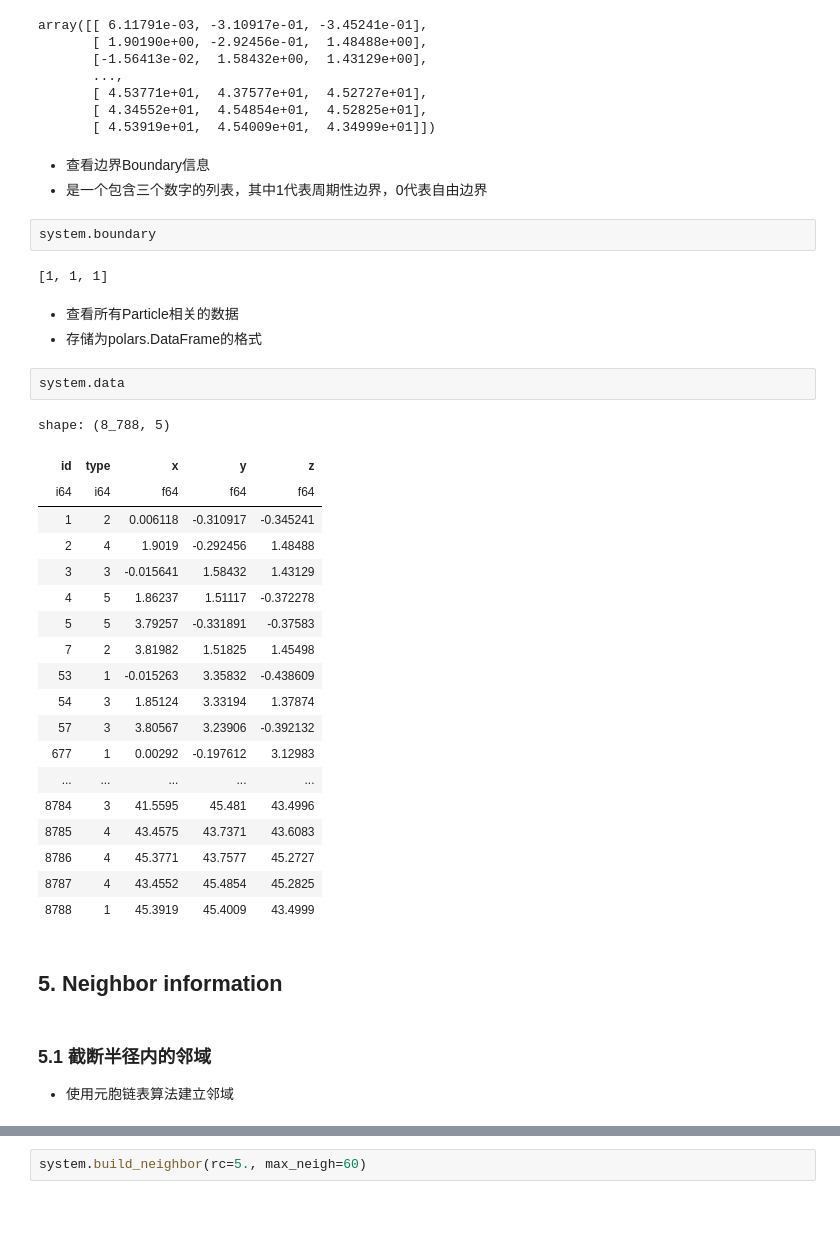
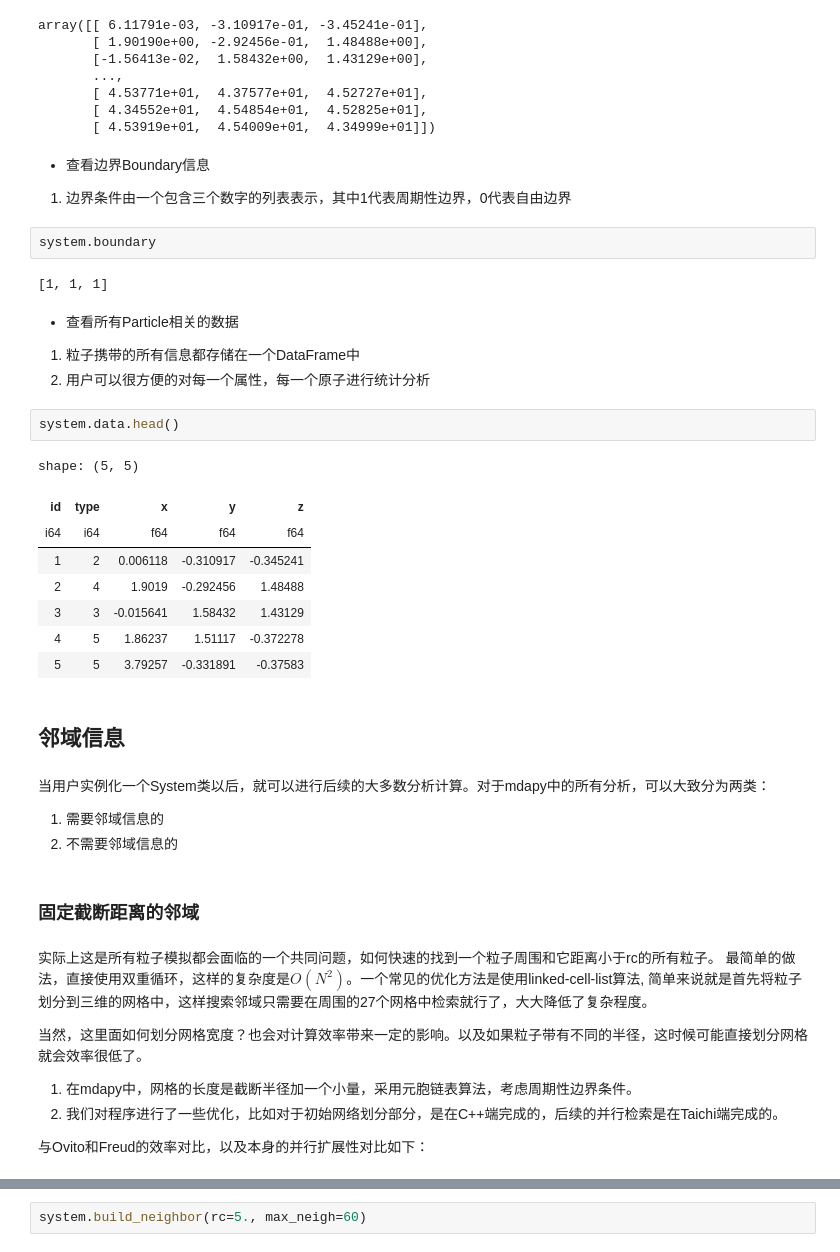
Before and after one commit to mushroomfire/mdapy-tutorial, a Jupyter notebook: tutorial_CN.ipynb, the cells around one changed output, grey strips where cells are left out. Saved outputs shown, nothing was run; the diff lists cells and outputs as text; blank space fills up the shorter version.

```diff
--- a/tutorial_CN.ipynb
+++ b/tutorial_CN.ipynb
@@ -100,38 +103,45 @@ array([[ 6.11791e-03, -3.10917e-01, -3.45241e-01],
        [ 4.53919e+01,  4.54009e+01,  4.34999e+01]])
 # %% [markdown]
 - 查看边界Boundary信息
-- 是一个包含三个数字的列表，其中1代表周期性边界，0代表自由边界
+
+1. 边界条件由一个包含三个数字的列表表示，其中1代表周期性边界，0代表自由边界
 # %%
 system.boundary
 # %% [output]
 [1, 1, 1]
 # %% [markdown]
 - 查看所有Particle相关的数据
-- 存储为polars.DataFrame的格式
+
+1. 粒子携带的所有信息都存储在一个DataFrame中
+2. 用户可以很方便的对每一个属性，每一个原子进行统计分析
 # %%
-system.data
+system.data.head()
 # %% [output]
-shape: (8_788, 5)
+shape: (5, 5)
 | id | type | x | y | z |
 | i64 | i64 | f64 | f64 | f64 |
 | 1 | 2 | 0.006118 | -0.310917 | -0.345241 |
 | 2 | 4 | 1.9019 | -0.292456 | 1.48488 |
 | 3 | 3 | -0.015641 | 1.58432 | 1.43129 |
 | 4 | 5 | 1.86237 | 1.51117 | -0.372278 |
 | 5 | 5 | 3.79257 | -0.331891 | -0.37583 |
-| 7 | 2 | 3.81982 | 1.51825 | 1.45498 |
-| 53 | 1 | -0.015263 | 3.35832 | -0.438609 |
-| 54 | 3 | 1.85124 | 3.33194 | 1.37874 |
-| 57 | 3 | 3.80567 | 3.23906 | -0.392132 |
-| 677 | 1 | 0.00292 | -0.197612 | 3.12983 |
-| ... | ... | ... | ... | ... |
-| 8784 | 3 | 41.5595 | 45.481 | 43.4996 |
-| 8785 | 4 | 43.4575 | 43.7371 | 43.6083 |
-| 8786 | 4 | 45.3771 | 43.7577 | 45.2727 |
-| 8787 | 4 | 43.4552 | 45.4854 | 45.2825 |
-| 8788 | 1 | 45.3919 | 45.4009 | 43.4999 |
 # %% [markdown]
-## <b> 5. Neighbor information </b>
+## 邻域信息
+# %% [markdown]
+当用户实例化一个System类以后，就可以进行后续的大多数分析计算。对于mdapy中的所有分析，可以大致分为两类：
+
+1. 需要邻域信息的
+2. 不需要邻域信息的
 # %% [markdown]
-### <b> 5.1 截断半径内的邻域 </b>
-- 使用元胞链表算法建立邻域
+### 固定截断距离的邻域
+# %% [markdown]
+实际上这是所有粒子模拟都会面临的一个共同问题，如何快速的找到一个粒子周围和它距离小于rc的所有粒子。
+最简单的做法，直接使用双重循环，这样的复杂度是$O(N^2)$。一个常见的优化方法是使用linked-cell-list算法,
+简单来说就是首先将粒子划分到三维的网格中，这样搜索邻域只需要在周围的27个网格中检索就行了，大大降低了复杂程度。
+
+当然，这里面如何划分网格宽度？也会对计算效率带来一定的影响。以及如果粒子带有不同的半径，这时候可能直接划分网格就会效率很低了。
+
+1. 在mdapy中，网格的长度是截断半径加一个小量，采用元胞链表算法，考虑周期性边界条件。
+2. 我们对程序进行了一些优化，比如对于初始网络划分部分，是在C++端完成的，后续的并行检索是在Taichi端完成的。
+
+与Ovito和Freud的效率对比，以及本身的并行扩展性对比如下：
```
Also changed, not shown: parts of 146 cells of this notebook, 5 other files.
